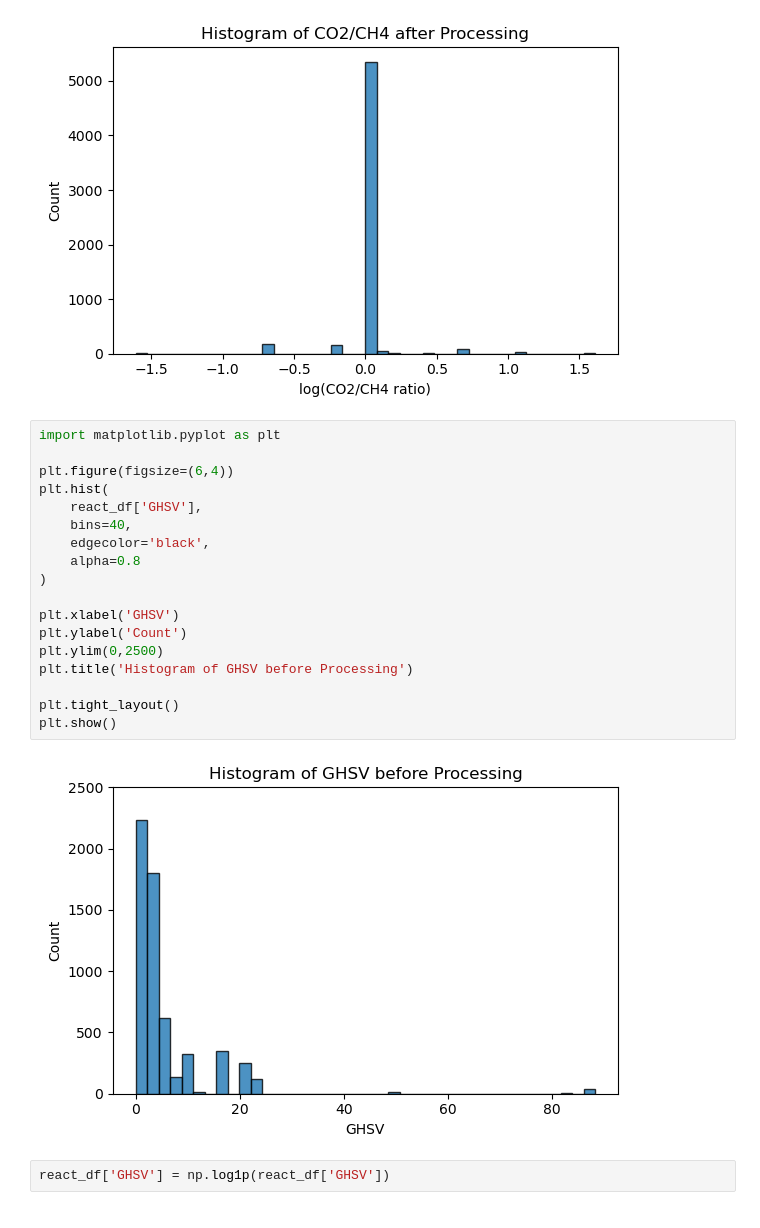
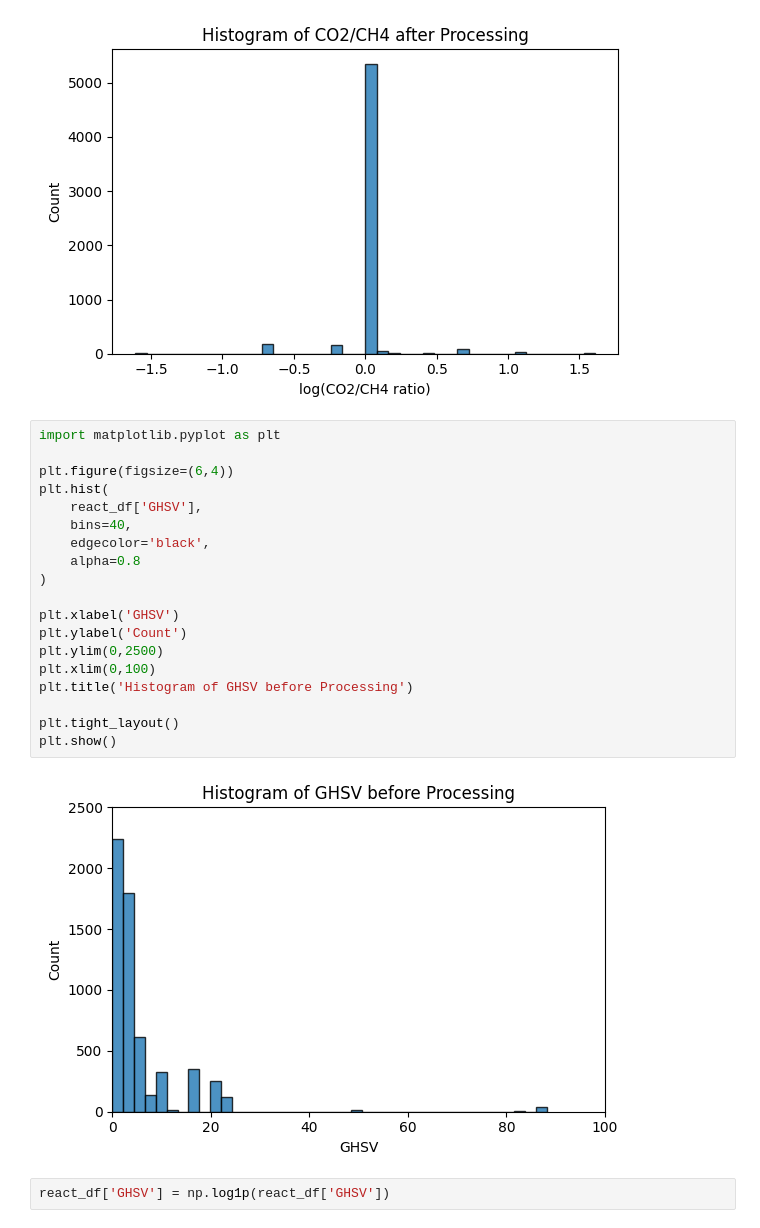
Before and after one commit to MINGYU-1/model_case1, a Jupyter notebook: data_preprocessing/data_react_expand_pretreat.ipynb, the cells around one changed output. Drawn from its saved outputs; the diff is of its cells as text.

```diff
--- a/data_preprocessing/data_react_expand_pretreat.ipynb
+++ b/data_preprocessing/data_react_expand_pretreat.ipynb
@@ -94,23 +94,24 @@ plt.show()
 # %%
 import matplotlib.pyplot as plt
 
 plt.figure(figsize=(6,4))
 plt.hist(
     react_df['GHSV'],
     bins=40,
     edgecolor='black',
     alpha=0.8
 )
 
 plt.xlabel('GHSV')
 plt.ylabel('Count')
 plt.ylim(0,2500)
+plt.xlim(0,100)
 plt.title('Histogram of GHSV before Processing')
 
 plt.tight_layout()
 plt.show()
 # %% [output]
-[figure, old version]
+[figure, new version]
 # %%
 react_df['GHSV'] = np.log1p(react_df['GHSV'])
 # %%
```
Also changed, not shown: parts of 5 cells of this notebook, 26 other files.
